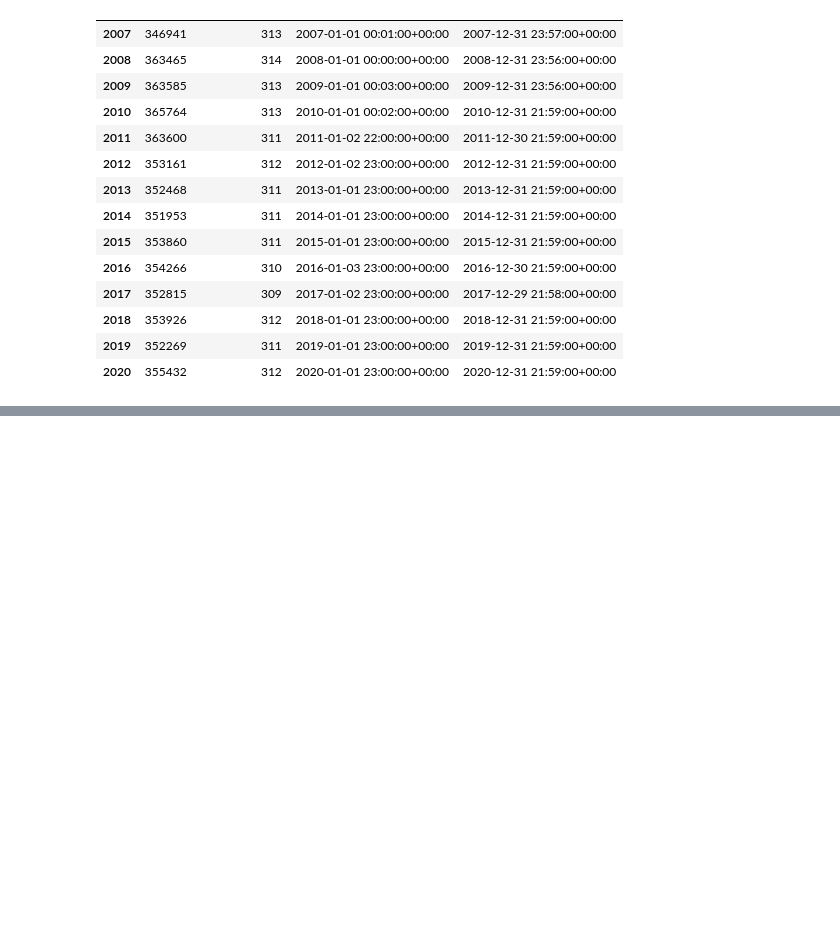
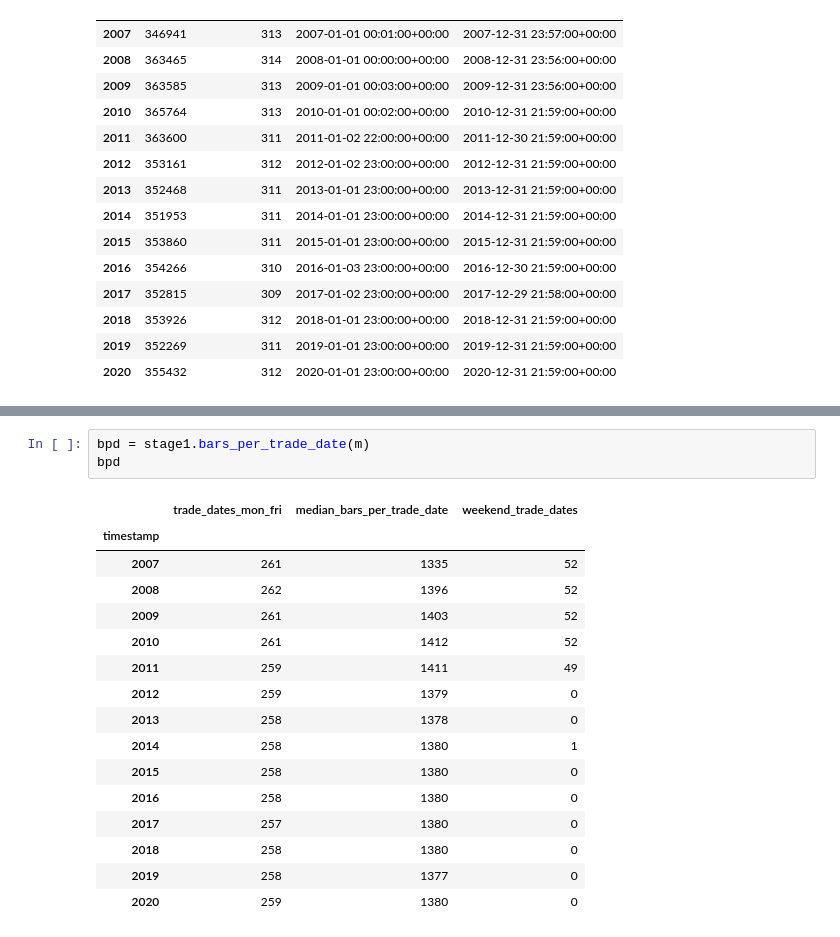
Before and after one commit to QBKFD/OPARLI-LLM-FORWARD, a Jupyter notebook: research/squeeze_oco/01_vol_state.ipynb, the cells around one changed output, grey strips where cells are left out. Drawn from its saved outputs; the diff is of its cells as text; blank space fills up the shorter version.

```diff
--- a/research/squeeze_oco/01_vol_state.ipynb
+++ b/research/squeeze_oco/01_vol_state.ipynb
@@ -303,0 +373,20 @@ bars: 4,983,505, 2007-01-01 00:01:00+00:00 .. 2020-12-31 21:59:00+00:00 (UTC)
+# %%
+bpd = stage1.bars_per_trade_date(m)
+bpd
+# %% [output]
+|  | trade_dates_mon_fri | median_bars_per_trade_date | weekend_trade_dates |
+| timestamp |  |  |  |
+| 2007 | 261 | 1335 | 52 |
+| 2008 | 262 | 1396 | 52 |
+| 2009 | 261 | 1403 | 52 |
+| 2010 | 261 | 1412 | 52 |
+| 2011 | 259 | 1411 | 49 |
+| 2012 | 259 | 1379 | 0 |
+| 2013 | 258 | 1378 | 0 |
+| 2014 | 258 | 1380 | 1 |
+| 2015 | 258 | 1380 | 0 |
+| 2016 | 258 | 1380 | 0 |
+| 2017 | 257 | 1380 | 0 |
+| 2018 | 258 | 1380 | 0 |
+| 2019 | 258 | 1377 | 0 |
+| 2020 | 259 | 1380 | 0 |
```
Also changed, not shown: parts of 13 cells of this notebook, 6 other files.
